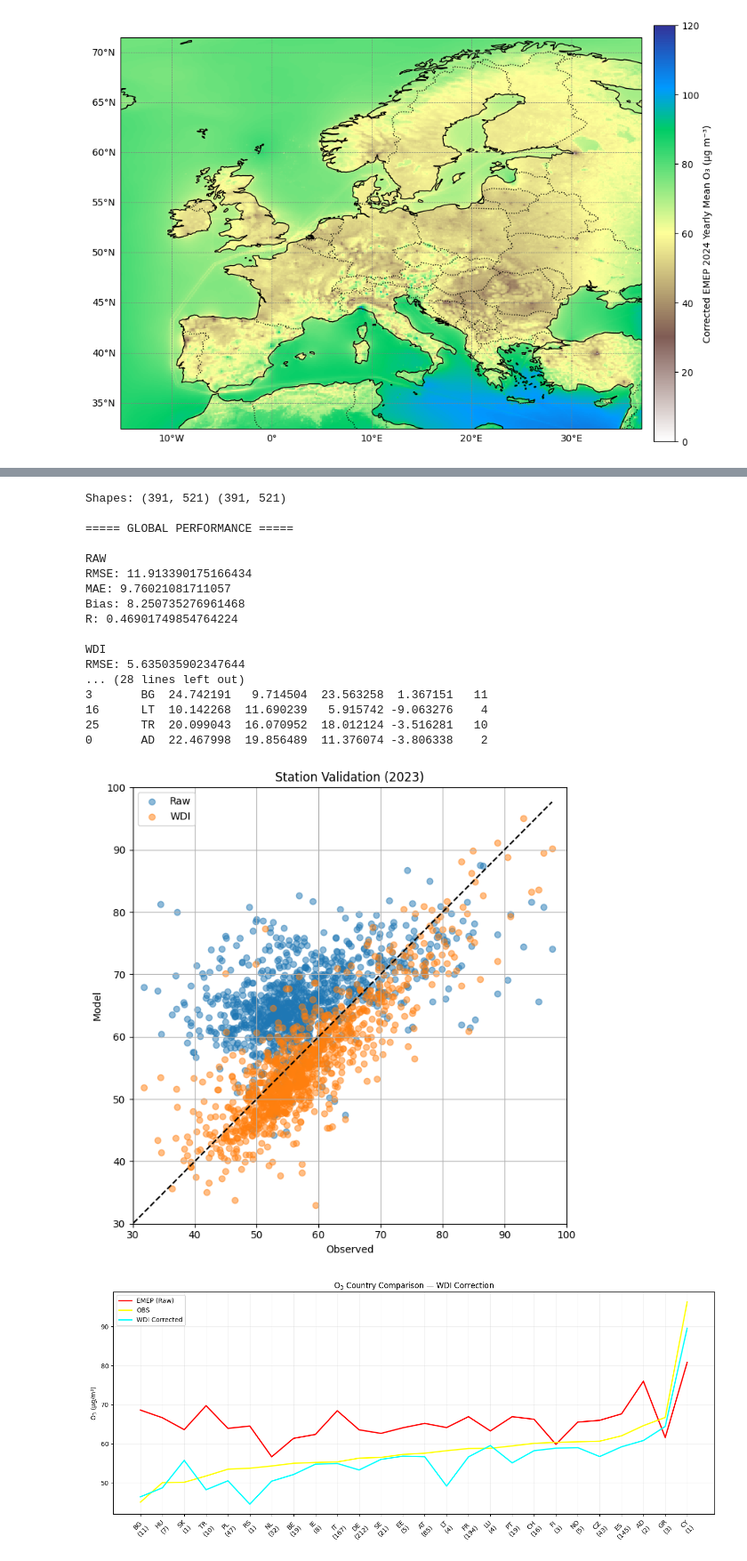
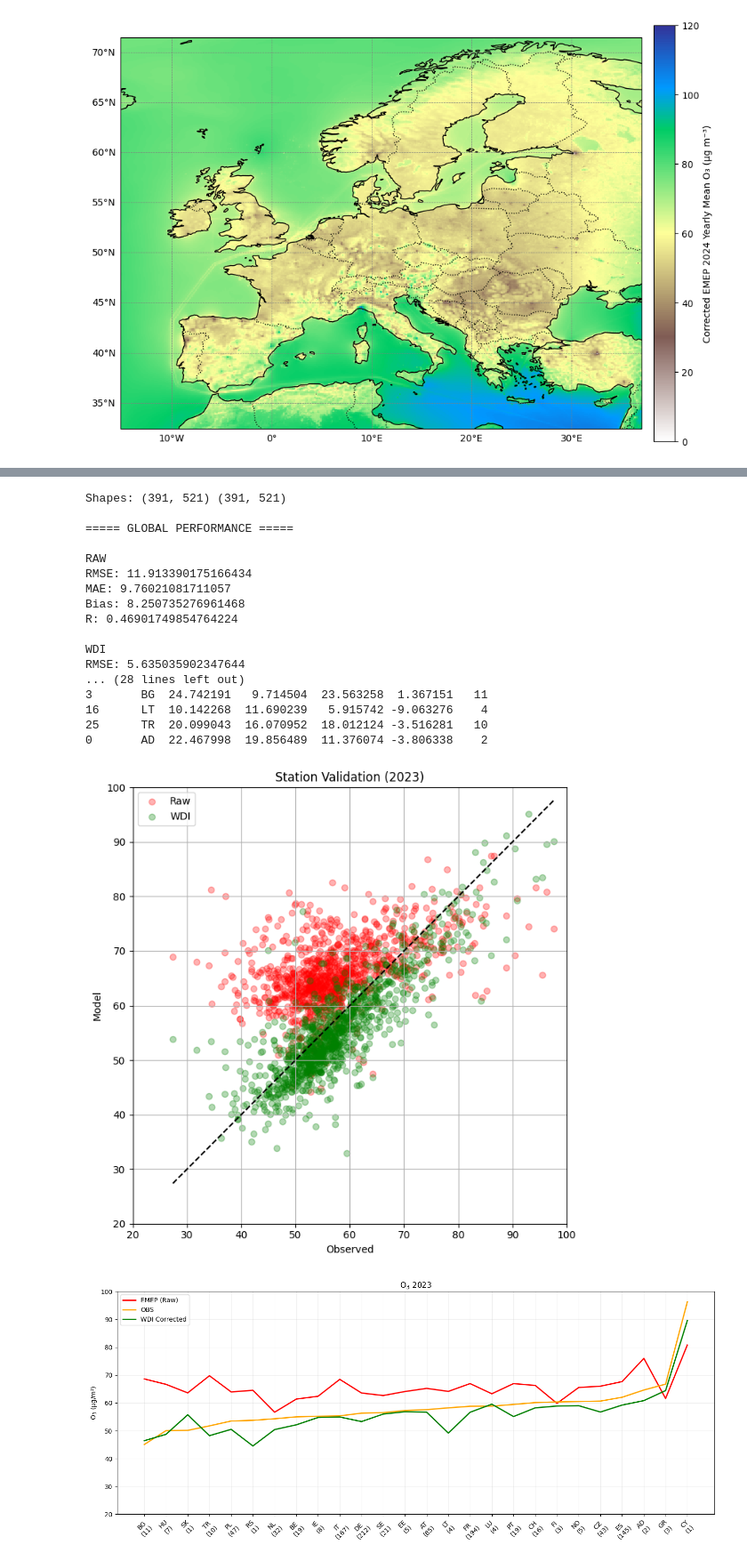
Before and after one commit to costpetrides/FAIRMODE-WG5, a Jupyter notebook: Phase2/WDI_O3.ipynb, the cells around one changed output, grey strips where cells are left out. Shown at 89% size. Drawn from its saved outputs; the diff is of its cells as text; code cells hidden in the pictures.

```diff
--- a/Phase2/WDI_O3.ipynb
+++ b/Phase2/WDI_O3.ipynb
@@ -1804,8 +1662,8 @@ print(metrics_df)
 # ======================================================
 plt.figure(figsize=(7,7))
 
-plt.scatter(obs, raw_vals, label="Raw", alpha=0.5)
-plt.scatter(obs, wdi_vals, label="WDI", alpha=0.5)
+plt.scatter(obs, raw_vals, label="Raw", alpha=0.3, color='red')
+plt.scatter(obs, wdi_vals, label="WDI", alpha=0.3, color='green')
 
 min_v = min(obs.min(), raw_vals.min(), wdi_vals.min())
 max_v = max(obs.max(), raw_vals.max(), wdi_vals.max())
@@ -1815,8 +1673,8 @@ plt.plot([min_v, max_v], [min_v, max_v], 'k--')
 plt.xlabel("Observed")
 plt.ylabel("Model")
 plt.title("Station Validation (2023)")
-plt.xlim(30,100)
-plt.ylim(30,100)
+plt.xlim(20,100)
+plt.ylim(20,100)
 plt.legend()
 plt.grid()
 plt.tight_layout()
@@ -1845,39 +1703,39 @@ labels = [f"{c}\n({nstations[c]})" for c in country_mean.index]
 x = np.arange(len(country_mean))
 
 plt.figure(figsize=(14,6))
 
 plt.plot(x, country_mean["RAW"], color='red', linewidth=2, label="EMEP (Raw)")
-plt.plot(x, country_mean["OBS"], color='yellow', linewidth=2, label="OBS")
-plt.plot(x, country_mean["WDI"], color='cyan', linewidth=2, label="WDI Corrected")
+plt.plot(x, country_mean["OBS"], color='orange', linewidth=2, label="OBS")
+plt.plot(x, country_mean["WDI"], color='green', linewidth=2, label="WDI Corrected")
 
 plt.xticks(x, labels, rotation=45)
 plt.ylabel("O$_3$ (μg/m³)")
-plt.title("O$_3$ Country Comparison — WDI Correction")
-
+plt.title("O$_3$ 2023")
+plt.ylim(20,100)
 plt.legend()
 plt.grid(alpha=0.2)
 plt.tight_layout()
 plt.show()
 # %% [output]
 Shapes: (391, 521) (391, 521)
 
 ===== GLOBAL PERFORMANCE =====
 
 RAW
 RMSE: 11.913390175166434
 MAE: 9.76021081711057
 Bias: 8.250735276961468
 R: 0.46901749854764224
 
 WDI
 RMSE: 5.635035902347644
 ... (28 lines left out)
 3       BG  24.742191   9.714504  23.563258  1.367151   11
 16      LT  10.142268  11.690239   5.915742 -9.063276    4
 25      TR  20.099043  16.070952  18.012124 -3.516281   10
 0       AD  22.467998  19.856489  11.376074 -3.806338    2
-[figure, old version]
+[figure, new version]
-[figure, old version]
+[figure, new version]
 # %%
 import numpy as np
 import pandas as pd
```
Also changed, not shown: parts of 6 cells of this notebook.
